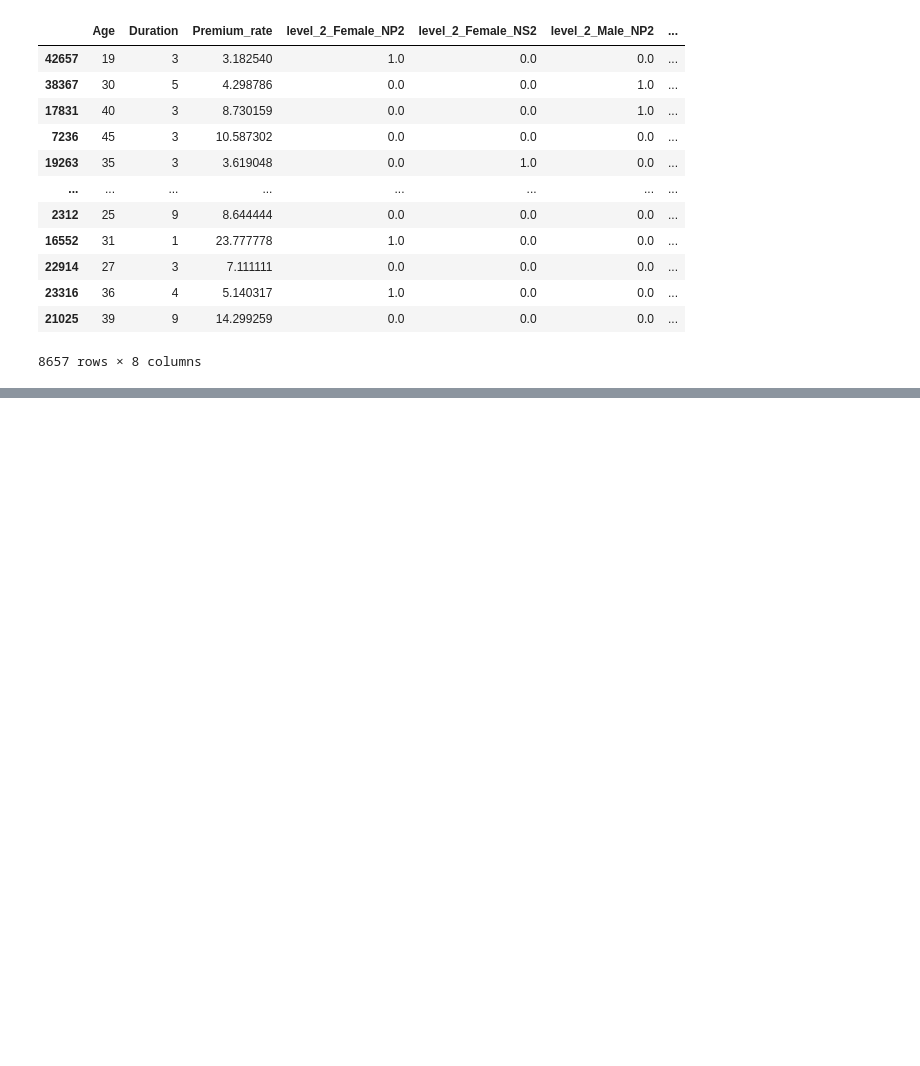
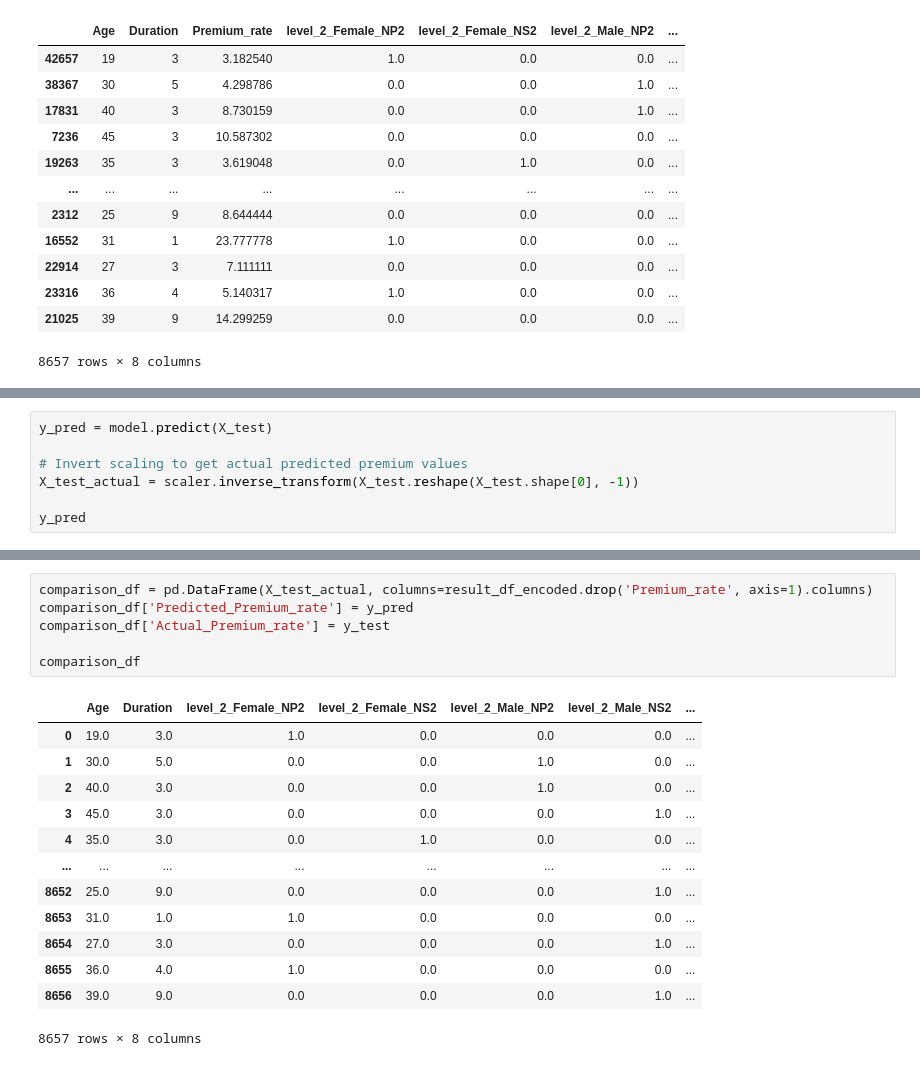
Before and after one commit to Dhaneshkp/DesktopAssistant, a Jupyter notebook: DATA_processing_conv1D_RNN.ipynb, the cells around one changed output, grey strips where cells are left out. Drawn from its saved outputs; the diff is of its cells as text; blank space fills up the shorter version.

```diff
--- a/DATA_processing_conv1D_RNN.ipynb
+++ b/DATA_processing_conv1D_RNN.ipynb
@@ -351,0 +409,7 @@ Number of anomalies in the test set (Isolation Forest): 402
+# %%
+y_pred = model.predict(X_test)
+
+# Invert scaling to get actual predicted premium values
+X_test_actual = scaler.inverse_transform(X_test.reshape(X_test.shape[0], -1))
+
+y_pred
@@ -351,0 +425,20 @@ Number of anomalies in the test set (Isolation Forest): 402
+# %%
+comparison_df = pd.DataFrame(X_test_actual, columns=result_df_encoded.drop('Premium_rate', axis=1).columns)
+comparison_df['Predicted_Premium_rate'] = y_pred
+comparison_df['Actual_Premium_rate'] = y_test
+
+comparison_df
+# %% [output]
+|  | Age | Duration | level_2_Female_NP2 | level_2_Female_NS2 | level_2_Male_NP2 | level_2_Male_NS2 | ... |
+| 0 | 19.0 | 3.0 | 1.0 | 0.0 | 0.0 | 0.0 | ... |
+| 1 | 30.0 | 5.0 | 0.0 | 0.0 | 1.0 | 0.0 | ... |
+| 2 | 40.0 | 3.0 | 0.0 | 0.0 | 1.0 | 0.0 | ... |
+| 3 | 45.0 | 3.0 | 0.0 | 0.0 | 0.0 | 1.0 | ... |
+| 4 | 35.0 | 3.0 | 0.0 | 1.0 | 0.0 | 0.0 | ... |
+| ... | ... | ... | ... | ... | ... | ... | ... |
+| 8652 | 25.0 | 9.0 | 0.0 | 0.0 | 0.0 | 1.0 | ... |
+| 8653 | 31.0 | 1.0 | 1.0 | 0.0 | 0.0 | 0.0 | ... |
+| 8654 | 27.0 | 3.0 | 0.0 | 0.0 | 0.0 | 1.0 | ... |
+| 8655 | 36.0 | 4.0 | 1.0 | 0.0 | 0.0 | 0.0 | ... |
+| 8656 | 39.0 | 9.0 | 0.0 | 0.0 | 0.0 | 1.0 | ... |
+8657 rows × 8 columns
```
Also changed, not shown: parts of 3 cells of this notebook.
